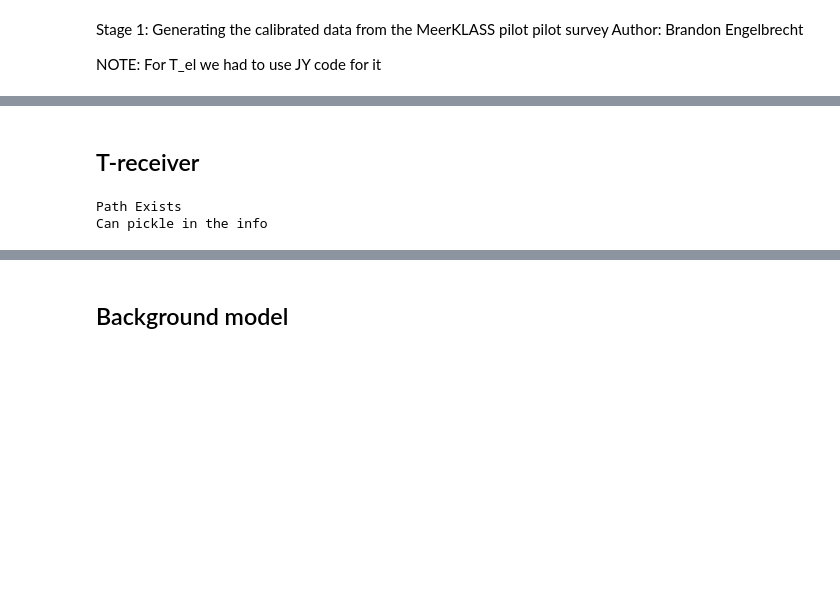
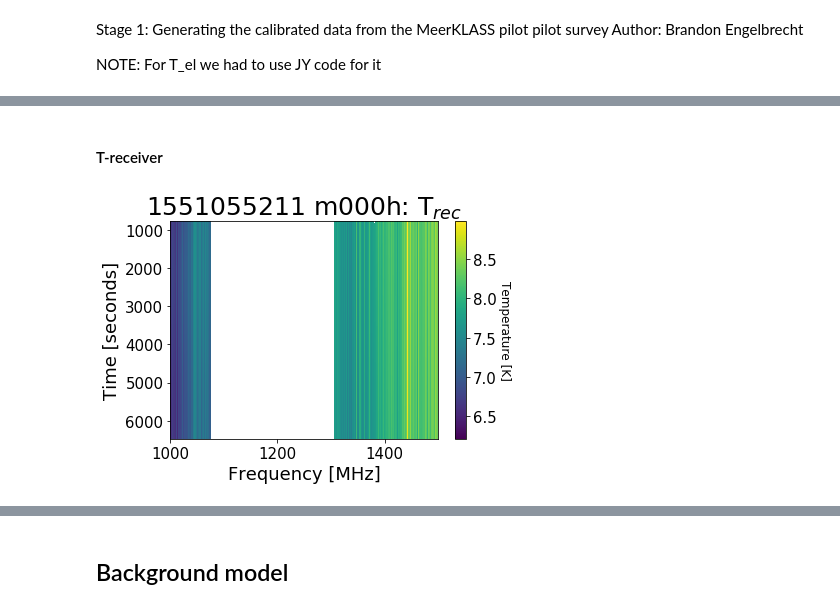
Before and after one commit to vitoria-ab/satellite_RFI-mine, a Jupyter notebook: Notebooks/MKAT_recalibration/Generating_Calibrated_Data_BGM.ipynb, the cells around one changed output, grey strips where cells are left out. Drawn from its saved outputs; the diff is of its cells as text; code cells hidden in the pictures; blank space fills up the shorter version.

Commit message:
Deleted and updated the recalibration folder

```diff
--- a/Notebooks/MKAT_recalibration/Generating_Calibrated_Data_BGM.ipynb
+++ b/Notebooks/MKAT_recalibration/Generating_Calibrated_Data_BGM.ipynb
@@ -87,9 +111,0 @@ Files already exists, data is pulled
-# %%
-frequency_choice=1000, 1500  # MHz
-
-f_start_idx = (param.np.where(freqs > frequency_choice[0])[0][0])
-f_end_idx = (param.np.where(freqs > frequency_choice[1])[0][0])
-
-freq_band = freqs[f_start_idx-1:f_end_idx+1]      # So that your limits will always fall into that freq_band
-
-print ('Channel number for frequency choice:\n{} MHz \t {} \n{} MHz \t {}'.format(frequency_choice[0], f_start_idx, frequency_choice[1], f_end_idx))
@@ -227,5 +236,5 @@ Path exist
 # %% [markdown]
-## T-receiver
+#### T-receiver
 # %%
 def t_receiver(t_rec_in, data_mask, frequency, smoothing):
     '''
@@ -274,12 +284,12 @@ def t_receiver(t_rec_in, data_mask, frequency, smoothing):
 # %%
 smoothing_level = 10
 good_antenna_new = []
-if param.path.exists(data_save+fname+'_m000_t_rec.p'):
-    print ('Path Exists \nCan pickle in the info')
+if os.path.exists(pm.data_save+str(pm.file)+'_m000_t_rec.p'):
+    print ('Receiver temperature path exists')
 
 else:
 
-    for i, ant in param.tqdm(enumerate(good_antenna)):
+    for i, ant in enumerate(good_antenna):
         try:
             t_rec_h_interp, idx_h = t_receiver(t_rec_in=t_rec[0][i], data_mask=d_mask[i], frequency=freq_band, smoothing=smoothing_level)
             t_rec_v_interp, idx_v = t_receiver(t_rec_in=t_rec[1][i], data_mask=d_mask[i], frequency=freq_band, smoothing=smoothing_level)
@@ -287,12 +297,12 @@ else:
         except ZeroDivisionError:
                 print (i, ant)
                 print (' Bad, removing from good antenna')
-                new_good_antenna = param.np.delete(arr=good_antenna, obj=i, axis=0)
+                new_good_antenna = np.delete(arr=good_antenna, obj=i, axis=0)
                 continue
         except ValueError:
                 print (i, ant)
                 print (' Bad, removing from good antenna')
-                new_good_antenna = param.np.delete(arr=good_antenna, obj=i, axis=0)
+                new_good_antenna = np.delete(arr=good_antenna, obj=i, axis=0)
                 continue
 
 
@@ -306,15 +316,30 @@ else:
         t_rec_dic['h-pol idx'] = idx_h
         t_rec_dic['v-pol idx'] = idx_v
 
-        fs=open(data_save+fname+'_'+ant[1]+'_t_rec.p','wb')
-        param.pickle.dump(t_rec_dic, fs, protocol=param.pickle.HIGHEST_PROTOCOL)
+        fs=open(pm.data_save+str(pm.file)+'_'+ant[1]+'_t_rec.p','wb')
+        pickle.dump(t_rec_dic, fs, protocol=pickle.HIGHEST_PROTOCOL)
         fs.close()
 
     t_rec, t_rec_h_interp, t_rec_v_interp, t_rec_dic = 0, 0, 0, 0
-    good_antenna_new = param.np.array(good_antenna_new)
-    param.np.save(file=data_save+dat1.file_name+'_good_antennae.npy', arr=good_antenna_new, allow_pickle=True)
+    good_antenna_new = np.array(good_antenna_new)
+    np.save(file=pm.data_save+str(pm.file)+'_good_antennae.npy', arr=good_antenna_new, allow_pickle=True)
 
-good_antenna = param.np.load(data_save+dat1.file_name+'_good_antennae.npy')
+good_antenna = np.load(pm.data_save+str(pm.file)+'_good_antennae.npy')
-# %% [output]
-Path Exists
-Can pickle in the info
+# %%
+d3_h = pickle.load(open(loc+'level3_output/'+str(pm.file)+'_'+good_antenna[0][1]+'h_level3_data', 'rb'))
+ext_mid = [freq_band[0], freq_band[-1], nd_s0[-1], nd_s0[0]]
+# %%
+d3_h_smaller = d3_h['Tsm_map'][nd_s0_pos, f_start_idx:f_end_idx]
+# %%
+fig, ax = plt.subplots(figsize=(6, 4))
+
+ax.set_title(r''+str(pm.file)+' '+good_antenna[0][1]+'h: T$_{rec}$')
+ax.set_ylabel('Time [seconds]')
+ax.set_xlabel('Frequency [MHz]')
+
+pos = ax.imshow(d3_h_smaller, aspect='auto',
+          extent=ext_mid)
+cb = fig.colorbar(pos, ax=ax)
+cb.set_label('Temperature [K]',size=12, rotation=270, labelpad=14)
+# %% [output]
+[figure, added]
```
Also changed, not shown: parts of 126 cells of this notebook, 2 other files.
